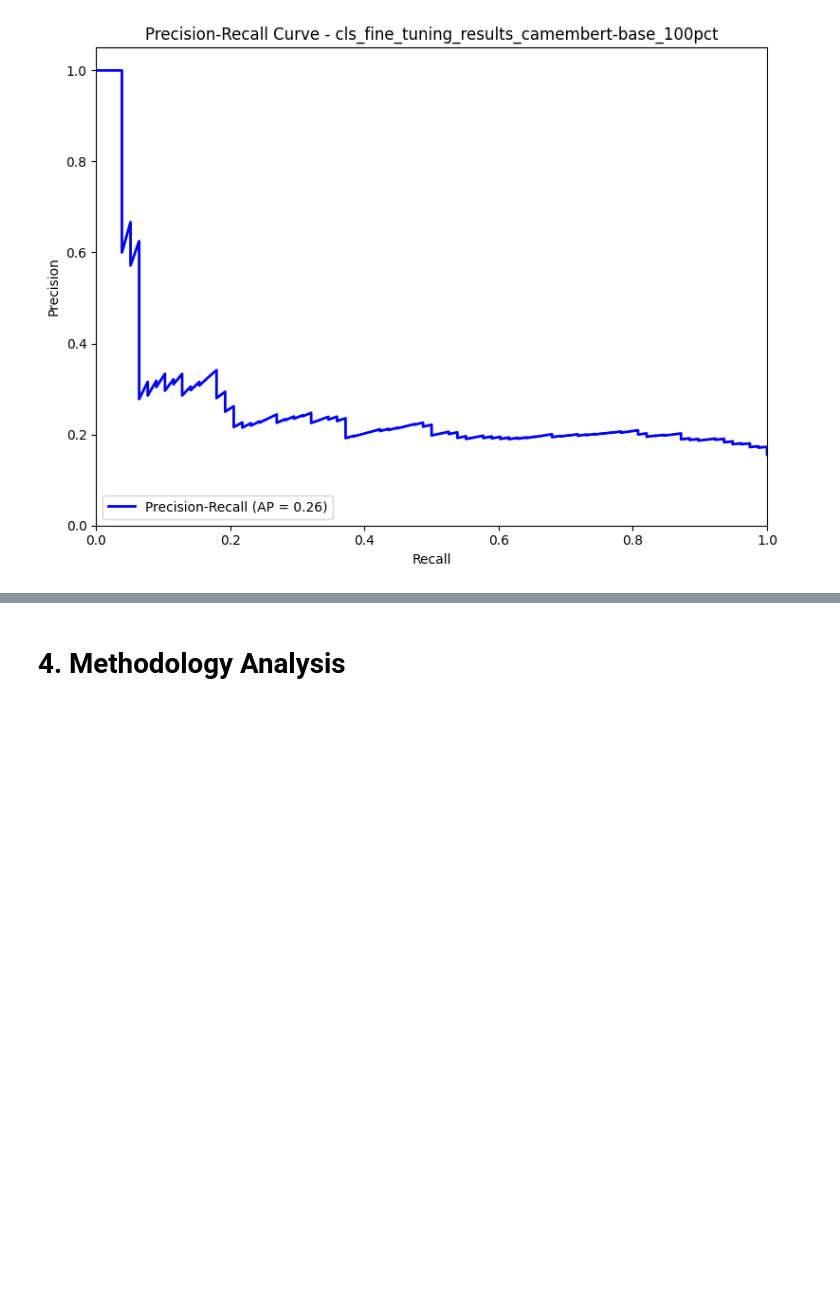
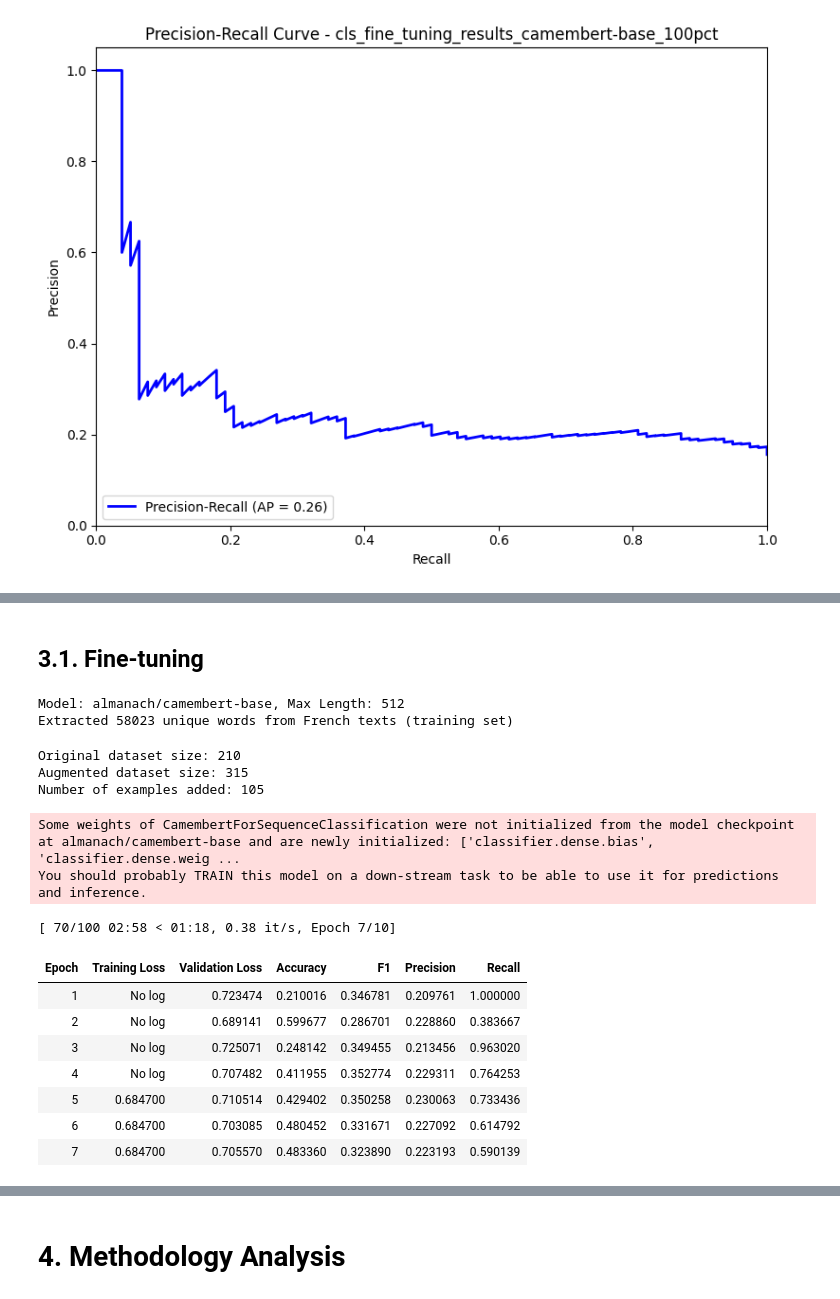
Before and after one commit to pablo-fdz/adv_nlp_final_assessment, a Jupyter notebook: part_3_soa_comparison_pablo.ipynb, the cells around one changed output, grey strips where cells are left out. Saved outputs shown, nothing was run; the diff lists cells and outputs as text; code cells hidden in the pictures; blank space fills up the shorter version.

Commit message:
Part 1.a and fine-tuning results for 1 and 10% with data augmentation

```diff
--- a/part_3_soa_comparison_pablo.ipynb
+++ b/part_3_soa_comparison_pablo.ipynb
@@ -373,0 +337,45 @@ plot_comparison(results, metric='eval_f1')
+# %% [markdown]
+## 3.1. Fine-tuning
+# %%
+model_name = "almanach/camembert-base"  # Path to the pre-trained model
+num_labels = 2  # Number of labels for the classification task (in this case, binary classification)
+max_length = min(int(AutoModel.from_pretrained(model_name).config.max_position_embeddings), 512)  # Maximum length of the input sequences (truncation if larger than this). Set dynamically based on the chosen model.
+
+print(f"Model: {model_name}, Max Length: {max_length}")
+
+# First, extract the vocabulary from the training DataFrame
+french_vocab_legal = extract_vocabulary(train_df)
+print(f"Extracted {len(french_vocab_legal)} unique words from French texts (training set)")
+# %% [output]
+Model: almanach/camembert-base, Max Length: 512
+Extracted 58023 unique words from French texts (training set)
+# %%
+augmentation_technique_name = 'random_insertion'
+
+# Initialize the RandomInsertion class with the extracted vocabulary
+da_technique = RandomInsertion(
+    ext_vocab=french_vocab_legal,  # Use the extracted French vocabulary
+    n=40,  # Number of words to insert per text
+    use_ext_prob=0.75  # Probability of using external vocabulary
+)
+
+augmentation_techniques = [da_technique]  # List of augmentation techniques to apply
+
+result1 = train_with_percentage(train_df, val_df, 1, model_name, max_length, num_labels, seed,
+                                sample_proportion=0.5, augmentation_rate=0.5, augmentation_techniques=augmentation_techniques,
+                                output_path=os.path.join('part_3', 'c'), custom_model_name_suffix=augmentation_technique_name)
+# %% [output]
+Original dataset size: 210
+Augmented dataset size: 315
+Number of examples added: 105
+Some weights of CamembertForSequenceClassification were not initialized from the model checkpoint at almanach/camembert-base and are newly initialized: ['classifier.dense.bias', 'classifier.dense.weig ...
+You should probably TRAIN this model on a down-stream task to be able to use it for predictions and inference.
+[ 70/100 02:58 < 01:18, 0.38 it/s, Epoch 7/10]
+| Epoch | Training Loss | Validation Loss | Accuracy | F1 | Precision | Recall |
+| 1 | No log | 0.723474 | 0.210016 | 0.346781 | 0.209761 | 1.000000 |
+| 2 | No log | 0.689141 | 0.599677 | 0.286701 | 0.228860 | 0.383667 |
+| 3 | No log | 0.725071 | 0.248142 | 0.349455 | 0.213456 | 0.963020 |
+| 4 | No log | 0.707482 | 0.411955 | 0.352774 | 0.229311 | 0.764253 |
+| 5 | 0.684700 | 0.710514 | 0.429402 | 0.350258 | 0.230063 | 0.733436 |
+| 6 | 0.684700 | 0.703085 | 0.480452 | 0.331671 | 0.227092 | 0.614792 |
+| 7 | 0.684700 | 0.705570 | 0.483360 | 0.323890 | 0.223193 | 0.590139 |
```
Also changed, not shown: parts of 15 cells of this notebook, 3 other files.
